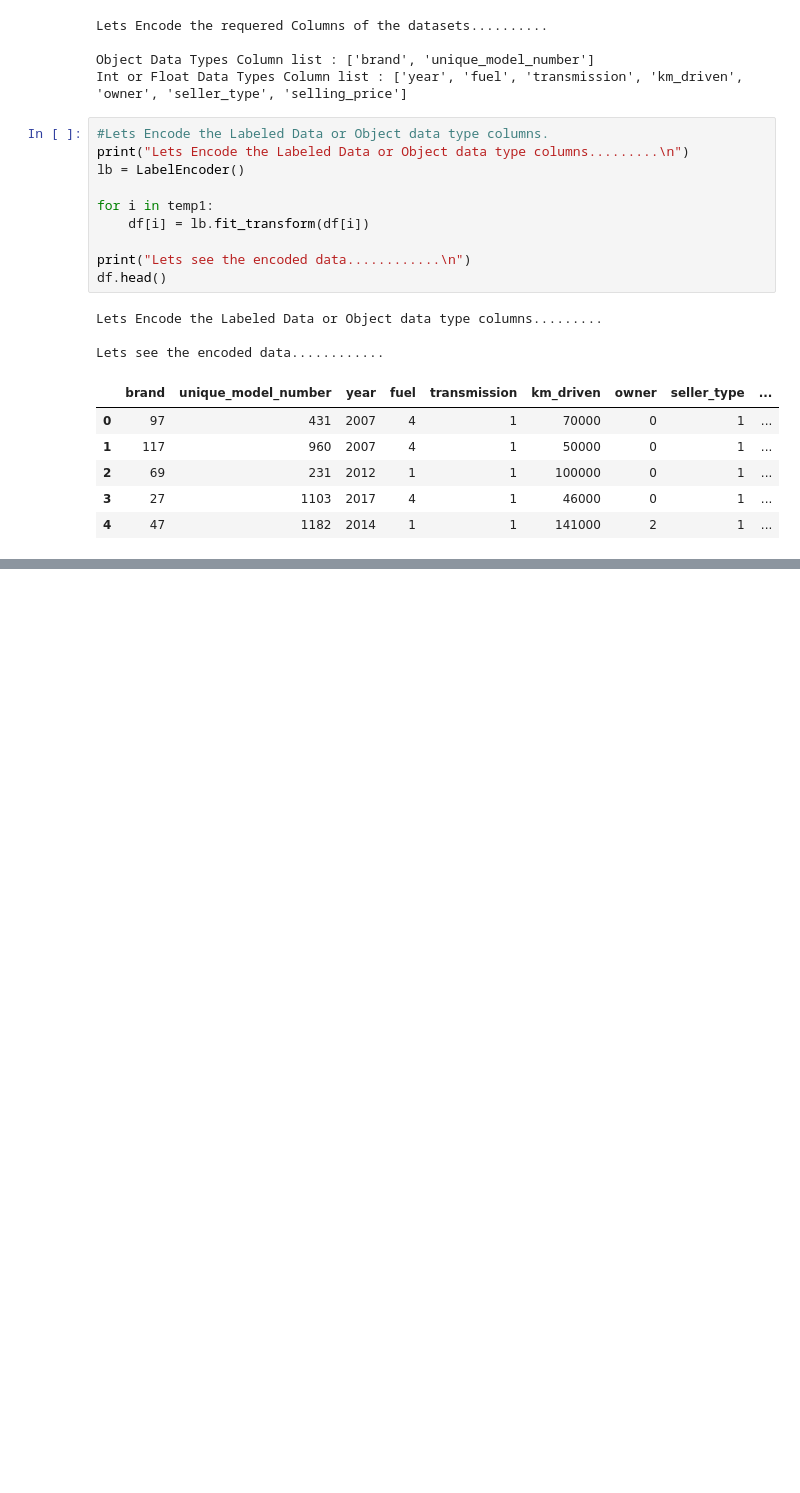
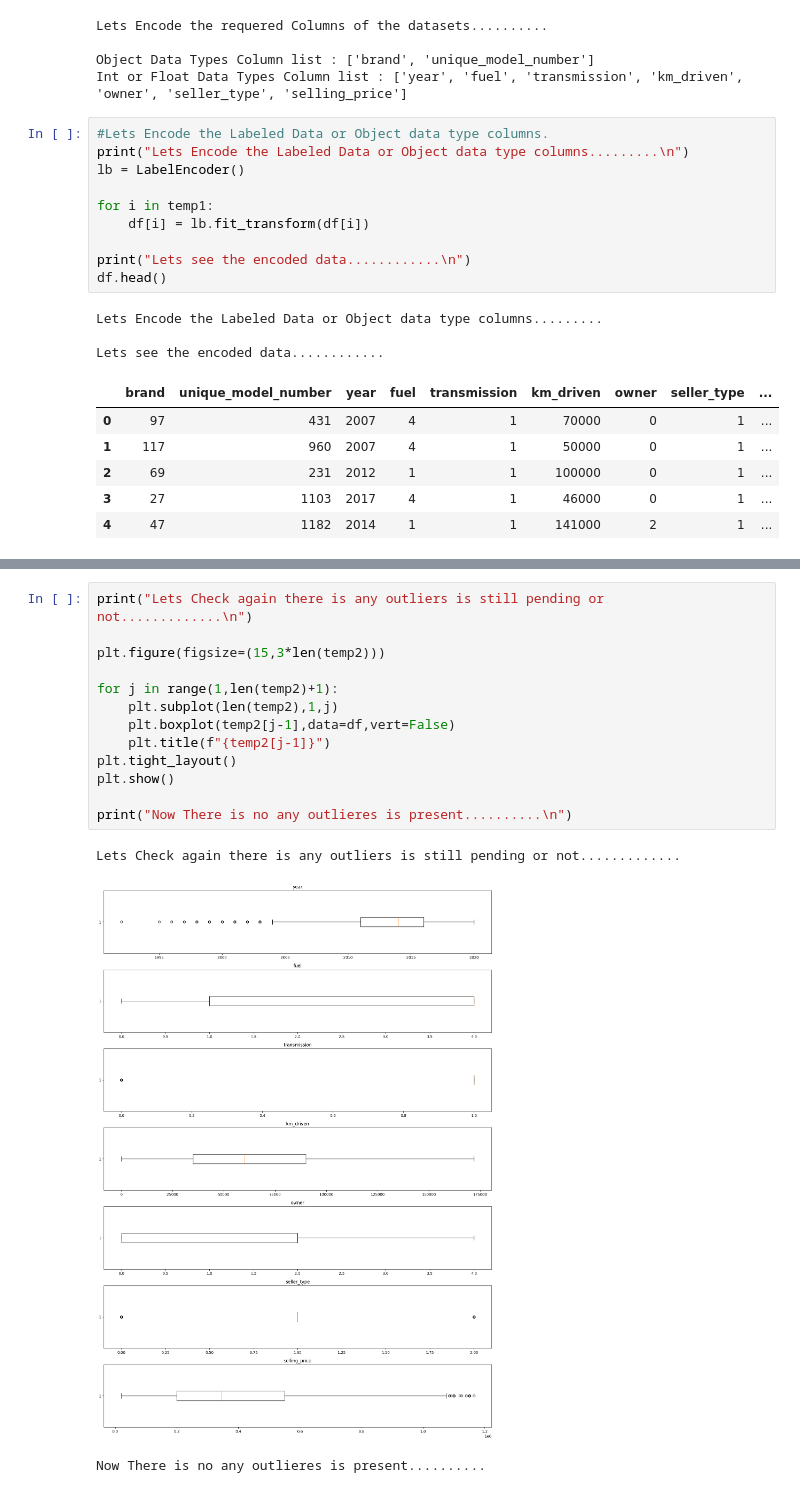
Before and after one commit to derravi/AI-Powered_Car_Price_Estimation_and_Market_Segmentation, a Jupyter notebook: AI-Powered Car Price Estimation and Market Segmentation.ipynb, the cells around one changed output, grey strips where cells are left out. Cells and saved outputs as stored; diff of their text form; blank space fills up the shorter version.

```diff
--- a/AI-Powered Car Price Estimation and Market Segmentation.ipynb
+++ b/AI-Powered Car Price Estimation and Market Segmentation.ipynb
@@ -213,3 +245,20 @@ Lets check there is any outlieres or not.........
+# %%
+print("Lets Check again there is any outliers is still pending or not.............\n")
+
+plt.figure(figsize=(15,3*len(temp2)))
+
+for j in range(1,len(temp2)+1):
+    plt.subplot(len(temp2),1,j)
+    plt.boxplot(temp2[j-1],data=df,vert=False)
+    plt.title(f"{temp2[j-1]}")
+plt.tight_layout()
+plt.show()
+
+print("Now There is no any outlieres is present..........\n")
+# %% [output]
+Lets Check again there is any outliers is still pending or not.............
+[figure, added]
+Now There is no any outlieres is present..........
 # %%
 #Lets Devide this into the Saperate columns for the train test split data
 
```
Also changed, not shown: parts of 10 cells of this notebook.
